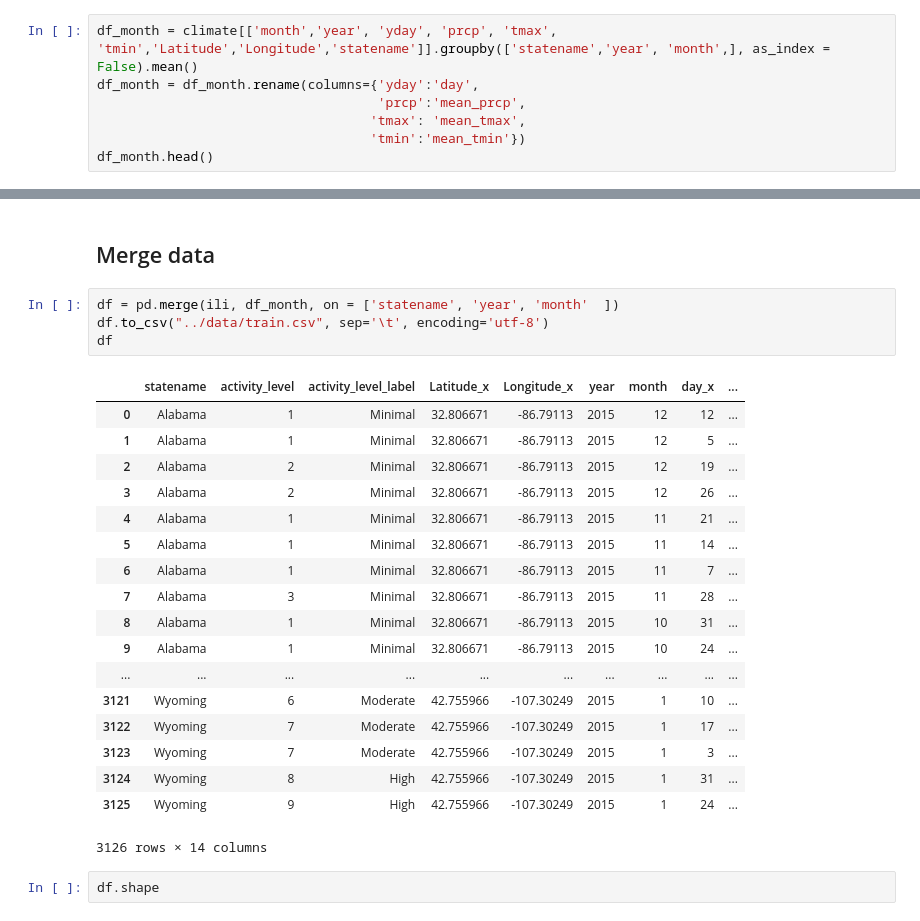
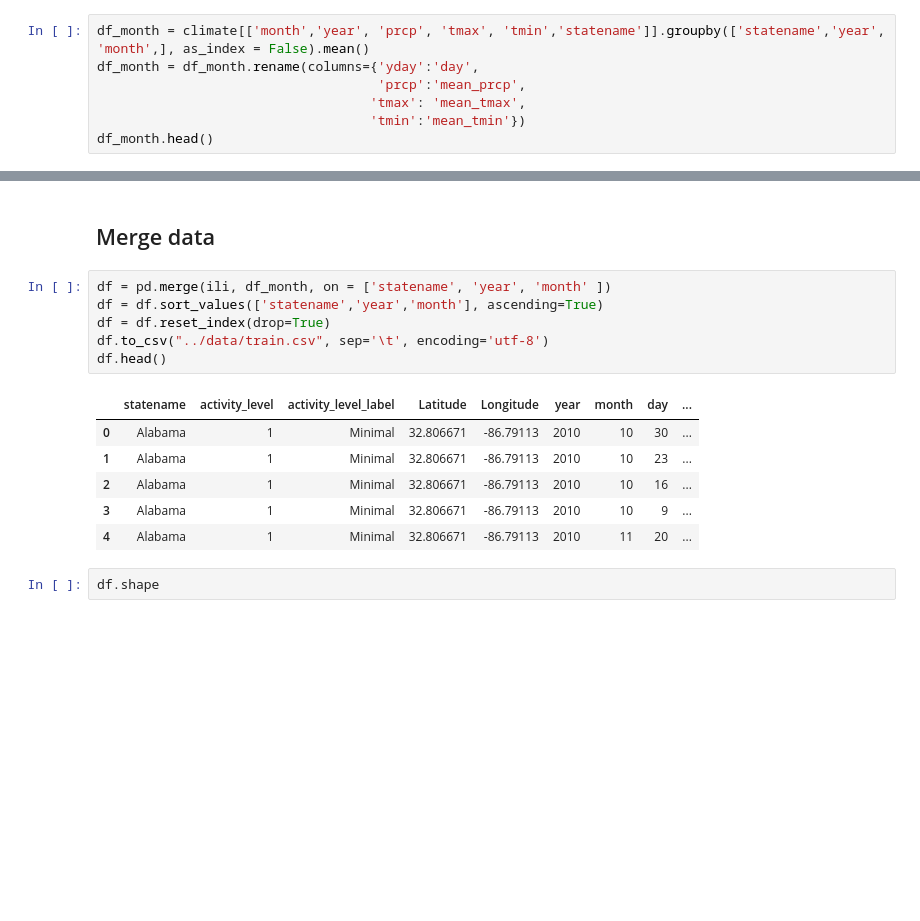
Before and after one commit to smrtnrd/prototype, a Jupyter notebook: develop/2017-10-30-bb-climate.ipynb, the cells around one changed output, grey strips where cells are left out. Cells and saved outputs as stored; diff of their text form; blank space fills up the shorter version.

```diff
--- a/develop/2017-10-30-bb-climate.ipynb
+++ b/develop/2017-10-30-bb-climate.ipynb
@@ -166,7 +166,7 @@ climate.shape
 # %% [output]
 (35770, 10)
 # %%
-df_month = climate[['month','year', 'yday', 'prcp', 'tmax', 'tmin','Latitude','Longitude','statename']].groupby(['statename','year', 'month',], as_index = False).mean()
+df_month = climate[['month','year', 'prcp', 'tmax', 'tmin','statename']].groupby(['statename','year', 'month',], as_index = False).mean()
 df_month = df_month.rename(columns={'yday':'day',
                                     'prcp':'mean_prcp',
                                    'tmax': 'mean_tmax',
@@ -250,28 +250,18 @@ ili.shape
 # %% [markdown]
  ## Merge data
 # %%
-df = pd.merge(ili, df_month, on = ['statename', 'year', 'month'  ])
+df = pd.merge(ili, df_month, on = ['statename', 'year', 'month' ])
+df = df.sort_values(['statename','year','month'], ascending=True)
+df = df.reset_index(drop=True)
 df.to_csv("../data/train.csv", sep='\t', encoding='utf-8')
-df
+df.head()
 # %% [output]
-|  | statename | activity_level | activity_level_label | Latitude_x | Longitude_x | year | month | day_x | ... |
-| 0 | Alabama | 1 | Minimal | 32.806671 | -86.79113 | 2015 | 12 | 12 | ... |
-| 1 | Alabama | 1 | Minimal | 32.806671 | -86.79113 | 2015 | 12 | 5 | ... |
-| 2 | Alabama | 2 | Minimal | 32.806671 | -86.79113 | 2015 | 12 | 19 | ... |
-| 3 | Alabama | 2 | Minimal | 32.806671 | -86.79113 | 2015 | 12 | 26 | ... |
-| 4 | Alabama | 1 | Minimal | 32.806671 | -86.79113 | 2015 | 11 | 21 | ... |
-| 5 | Alabama | 1 | Minimal | 32.806671 | -86.79113 | 2015 | 11 | 14 | ... |
-| 6 | Alabama | 1 | Minimal | 32.806671 | -86.79113 | 2015 | 11 | 7 | ... |
-| 7 | Alabama | 3 | Minimal | 32.806671 | -86.79113 | 2015 | 11 | 28 | ... |
-| 8 | Alabama | 1 | Minimal | 32.806671 | -86.79113 | 2015 | 10 | 31 | ... |
-| 9 | Alabama | 1 | Minimal | 32.806671 | -86.79113 | 2015 | 10 | 24 | ... |
-| ... | ... | ... | ... | ... | ... | ... | ... | ... | ... |
-| 3121 | Wyoming | 6 | Moderate | 42.755966 | -107.30249 | 2015 | 1 | 10 | ... |
-| 3122 | Wyoming | 7 | Moderate | 42.755966 | -107.30249 | 2015 | 1 | 17 | ... |
-| 3123 | Wyoming | 7 | Moderate | 42.755966 | -107.30249 | 2015 | 1 | 3 | ... |
-| 3124 | Wyoming | 8 | High | 42.755966 | -107.30249 | 2015 | 1 | 31 | ... |
-| 3125 | Wyoming | 9 | High | 42.755966 | -107.30249 | 2015 | 1 | 24 | ... |
+|  | statename | activity_level | activity_level_label | Latitude | Longitude | year | month | day | ... |
+| 0 | Alabama | 1 | Minimal | 32.806671 | -86.79113 | 2010 | 10 | 30 | ... |
+| 1 | Alabama | 1 | Minimal | 32.806671 | -86.79113 | 2010 | 10 | 23 | ... |
+| 2 | Alabama | 1 | Minimal | 32.806671 | -86.79113 | 2010 | 10 | 16 | ... |
+| 3 | Alabama | 1 | Minimal | 32.806671 | -86.79113 | 2010 | 10 | 9 | ... |
+| 4 | Alabama | 1 | Minimal | 32.806671 | -86.79113 | 2010 | 11 | 20 | ... |
-3126 rows × 14 columns
 # %%
 df.shape
 # %% [output]
```
Also changed, not shown: parts of 1 cell of this notebook, 10 other files.
